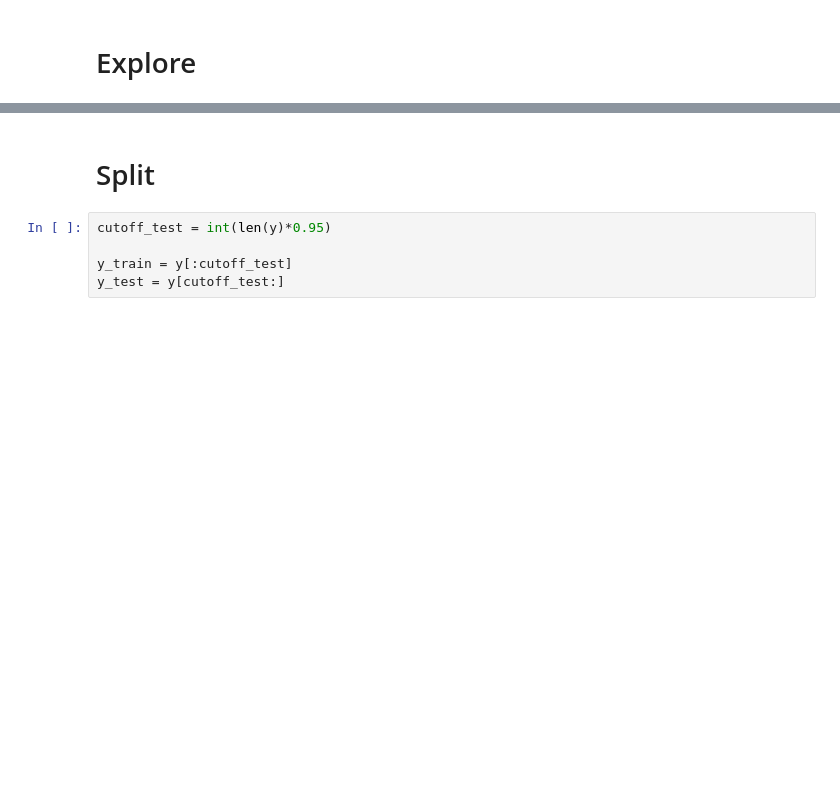
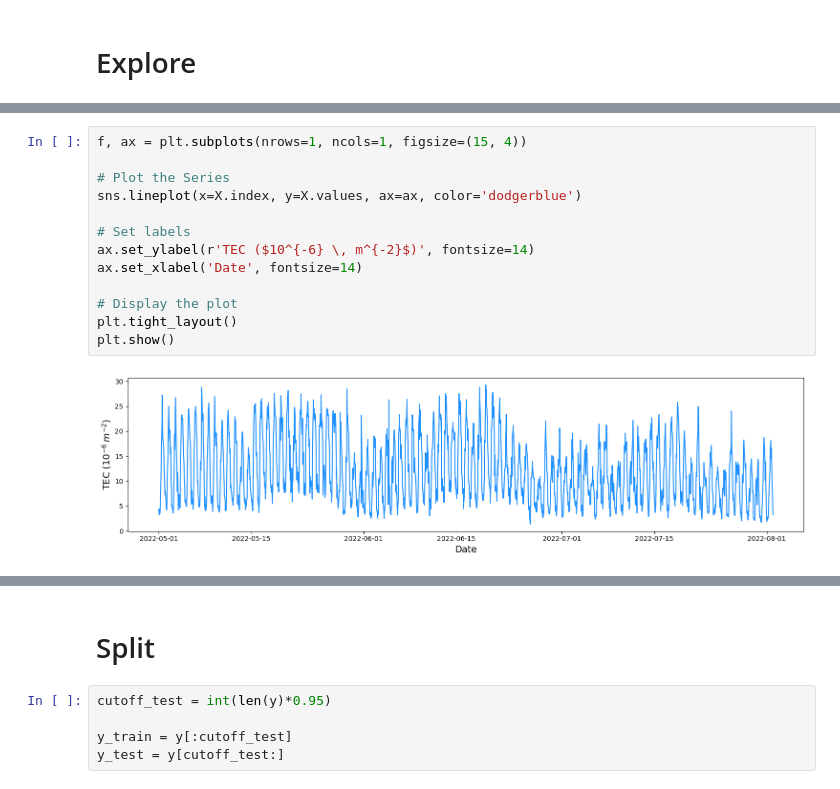
Before and after one commit to elqwaisney/Ionogram-Scaled-Charecteristics-analysis, a Jupyter notebook: Ionogram.ipynb, the cells around one changed output, grey strips where cells are left out. Saved outputs shown, nothing was run; the diff lists cells and outputs as text; blank space fills up the shorter version.

```diff
--- a/Ionogram.ipynb
+++ b/Ionogram.ipynb
@@ -101,0 +104,15 @@ fig.show()
+# %%
+f, ax = plt.subplots(nrows=1, ncols=1, figsize=(15, 4))
+
+# Plot the Series
+sns.lineplot(x=X.index, y=X.values, ax=ax, color='dodgerblue')
+
+# Set labels
+ax.set_ylabel(r'TEC ($10^{-6} \, m^{-2}$)', fontsize=14)
+ax.set_xlabel('Date', fontsize=14)
+
+# Display the plot
+plt.tight_layout()
+plt.show()
+# %% [output]
+[figure, added]
```
Also changed, not shown: parts of 17 cells of this notebook, 2 other files.
